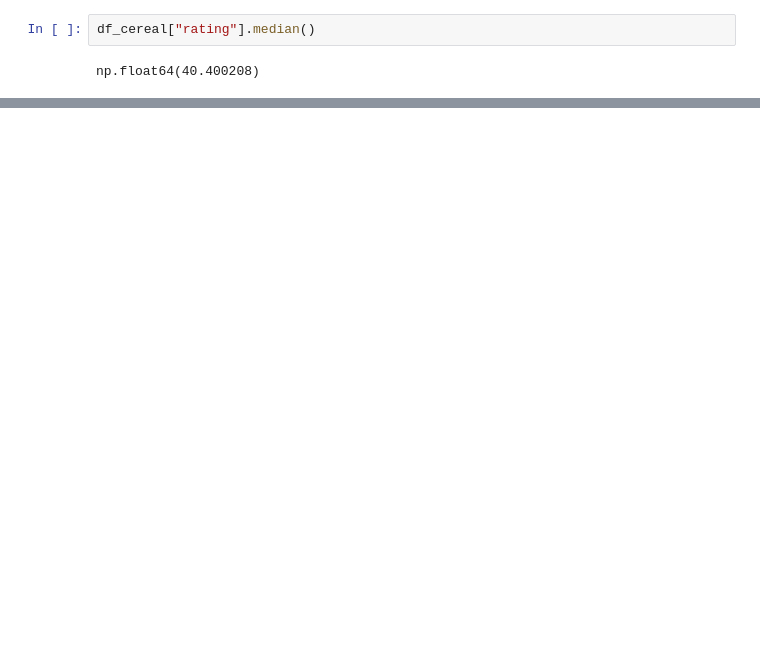
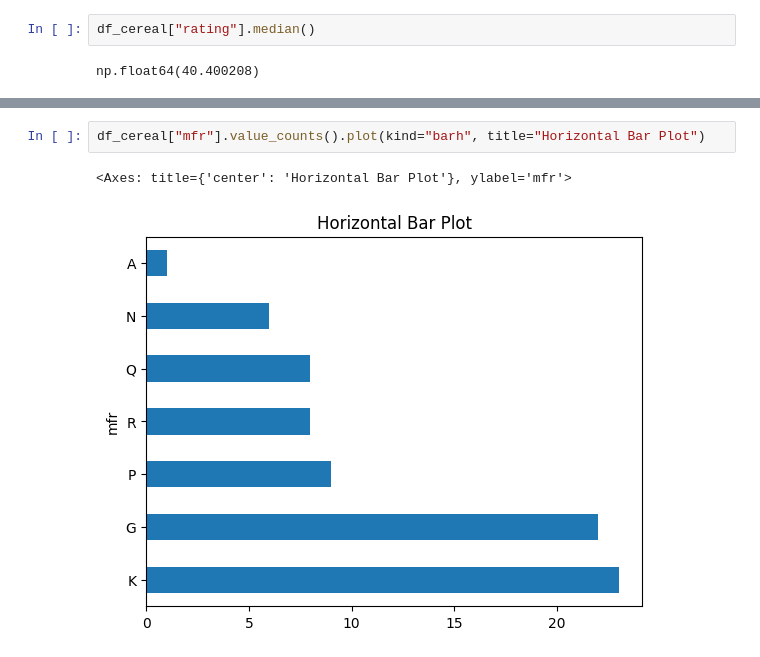
Before and after one commit to AriBarrosFilho/Aprendendo_Python, a Jupyter notebook: teste.ipynb, the cells around one changed output, grey strips where cells are left out. Drawn from its saved outputs; the diff is of its cells as text; blank space fills up the shorter version.

```diff
--- a/teste.ipynb
+++ b/teste.ipynb
@@ -350,0 +218,5 @@ np.float64(40.400208)
+# %%
+df_cereal["mfr"].value_counts().plot(kind="barh", title="Horizontal Bar Plot")
+# %% [output]
+<Axes: title={'center': 'Horizontal Bar Plot'}, ylabel='mfr'>
+[figure, added]
```
Also changed, not shown: parts of 25 cells of this notebook, 10 other files.
